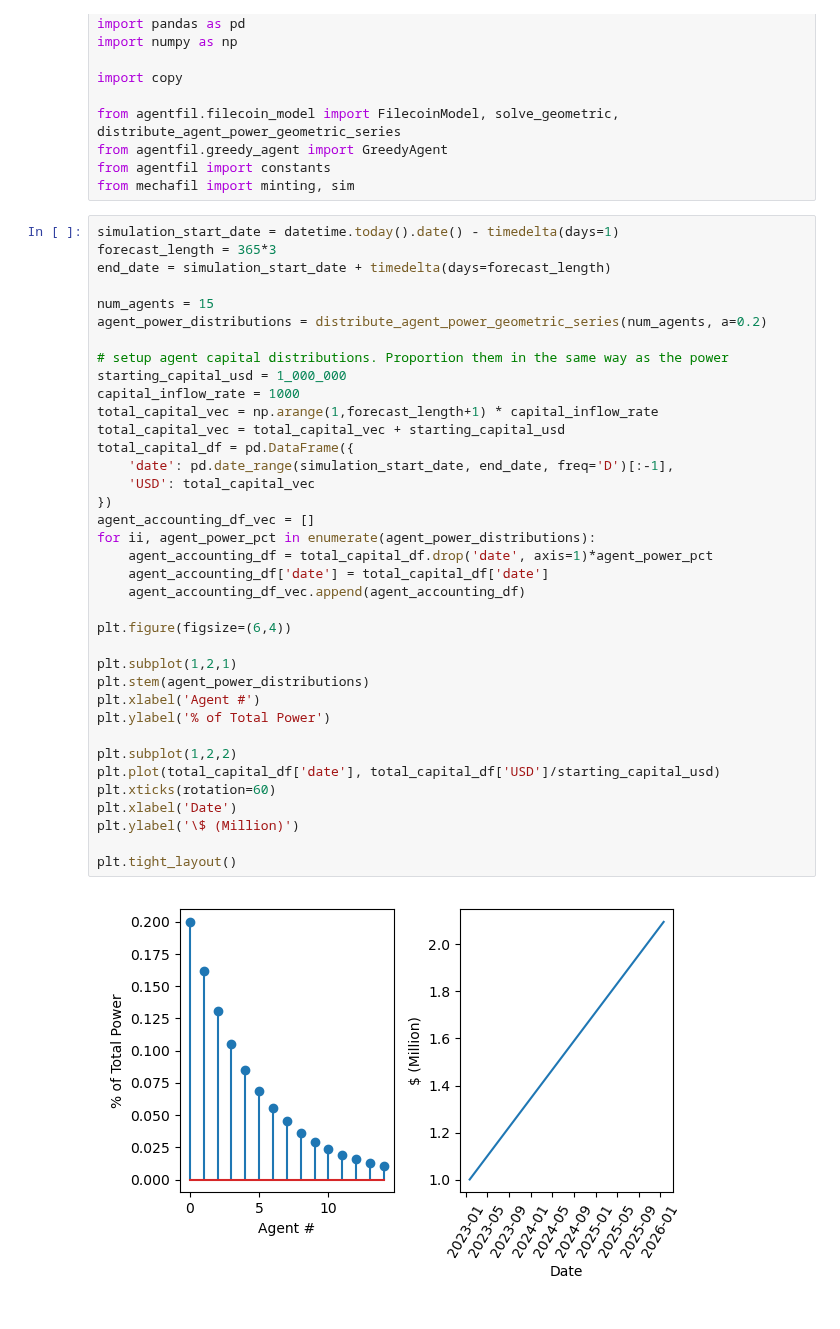
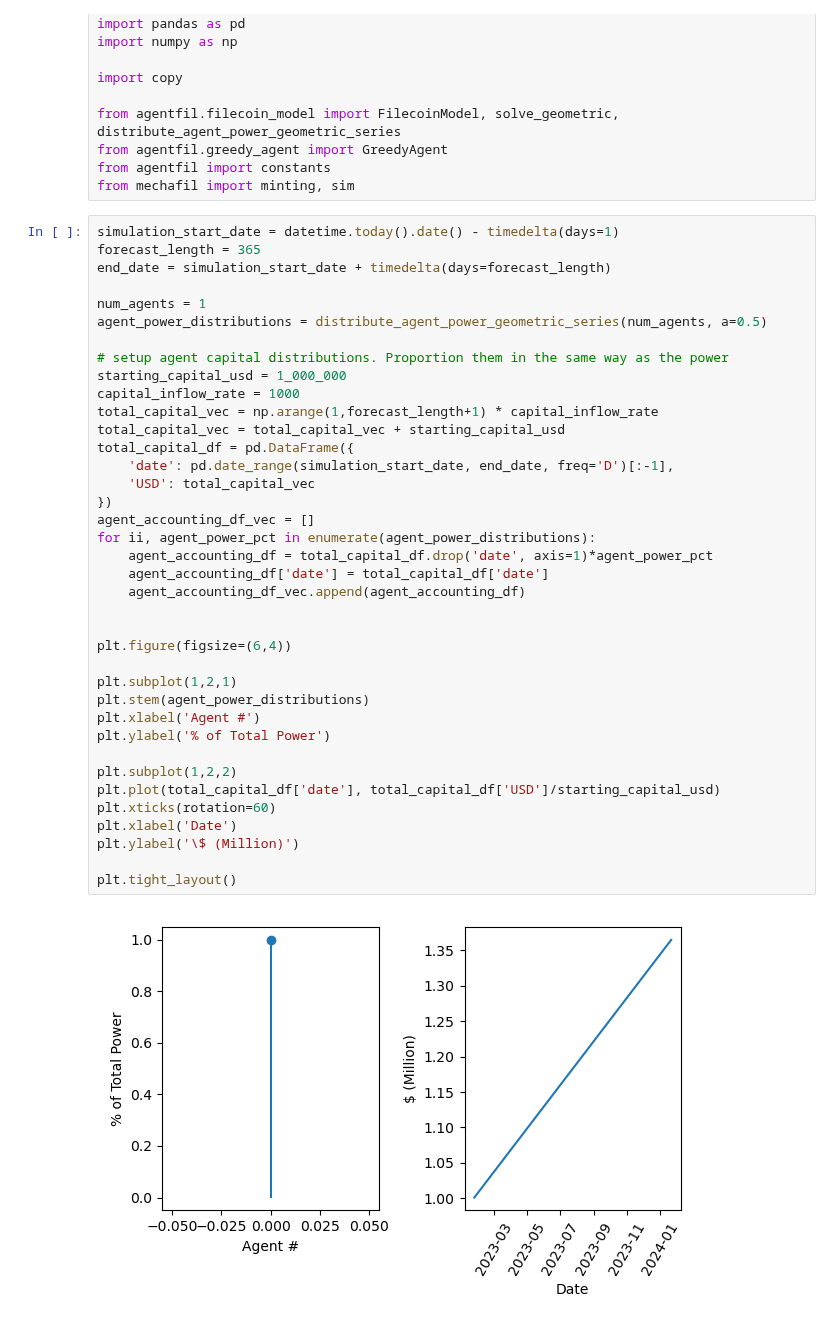
Before and after one commit to protocol/filecoin-agent-twin, a Jupyter notebook: notebooks/run_greedy_agents.ipynb, the cells around one changed output. Drawn from its saved outputs; the diff is of its cells as text.

```diff
--- a/notebooks/run_greedy_agents.ipynb
+++ b/notebooks/run_greedy_agents.ipynb
@@ -18,43 +18,44 @@ from agentfil import constants
 from mechafil import minting, sim
 # %%
 simulation_start_date = datetime.today().date() - timedelta(days=1)
-forecast_length = 365*3
+forecast_length = 365
 end_date = simulation_start_date + timedelta(days=forecast_length)
 
-num_agents = 15
-agent_power_distributions = distribute_agent_power_geometric_series(num_agents, a=0.2)
+num_agents = 1
+agent_power_distributions = distribute_agent_power_geometric_series(num_agents, a=0.5)
 
 # setup agent capital distributions. Proportion them in the same way as the power
 starting_capital_usd = 1_000_000
 capital_inflow_rate = 1000
 total_capital_vec = np.arange(1,forecast_length+1) * capital_inflow_rate
 total_capital_vec = total_capital_vec + starting_capital_usd
 total_capital_df = pd.DataFrame({
     'date': pd.date_range(simulation_start_date, end_date, freq='D')[:-1],
     'USD': total_capital_vec
 })
 agent_accounting_df_vec = []
 for ii, agent_power_pct in enumerate(agent_power_distributions):
     agent_accounting_df = total_capital_df.drop('date', axis=1)*agent_power_pct
     agent_accounting_df['date'] = total_capital_df['date']
     agent_accounting_df_vec.append(agent_accounting_df)
 
+
 plt.figure(figsize=(6,4))
 
 plt.subplot(1,2,1)
 plt.stem(agent_power_distributions)
 plt.xlabel('Agent #')
 plt.ylabel('% of Total Power')
 
 plt.subplot(1,2,2)
 plt.plot(total_capital_df['date'], total_capital_df['USD']/starting_capital_usd)
 plt.xticks(rotation=60)
 plt.xlabel('Date')
 plt.ylabel('\$ (Million)')
 
 plt.tight_layout()
 # %% [output]
-[figure, old version]
+[figure, new version]
 # %%
 agent_types = [GreedyAgent] * num_agents
 agent_kwargs_vec = []
```
Also changed, not shown: parts of 6 cells of this notebook, 4 other files.
